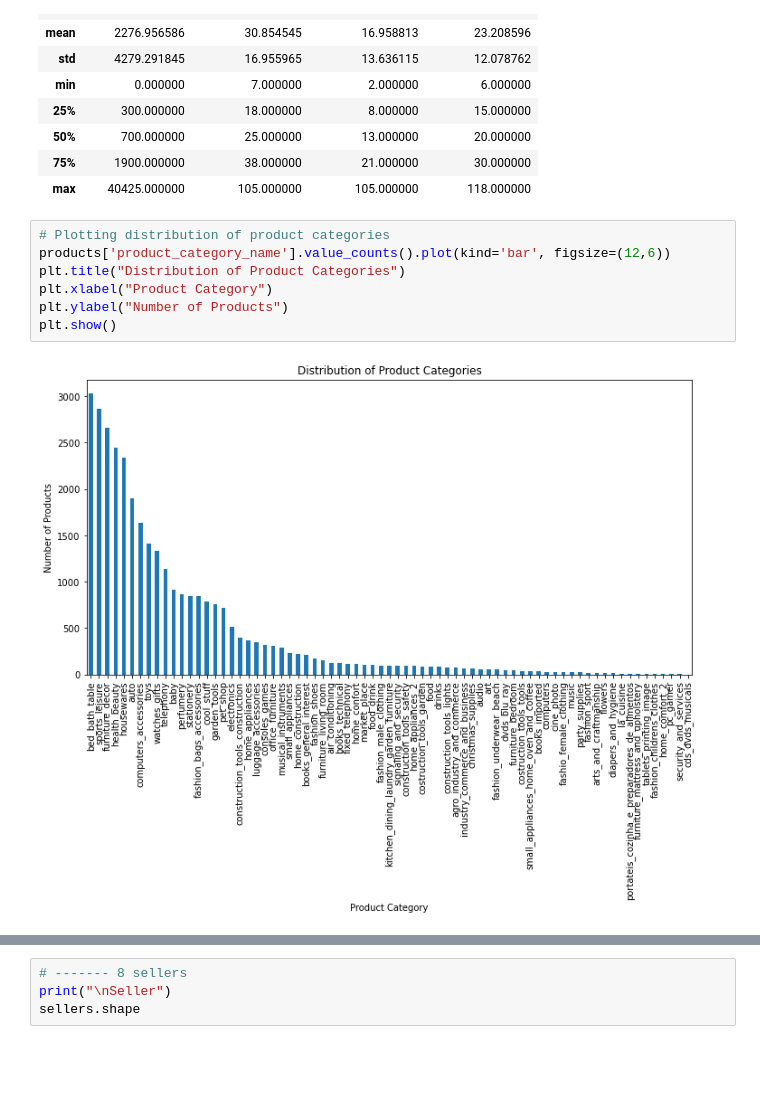
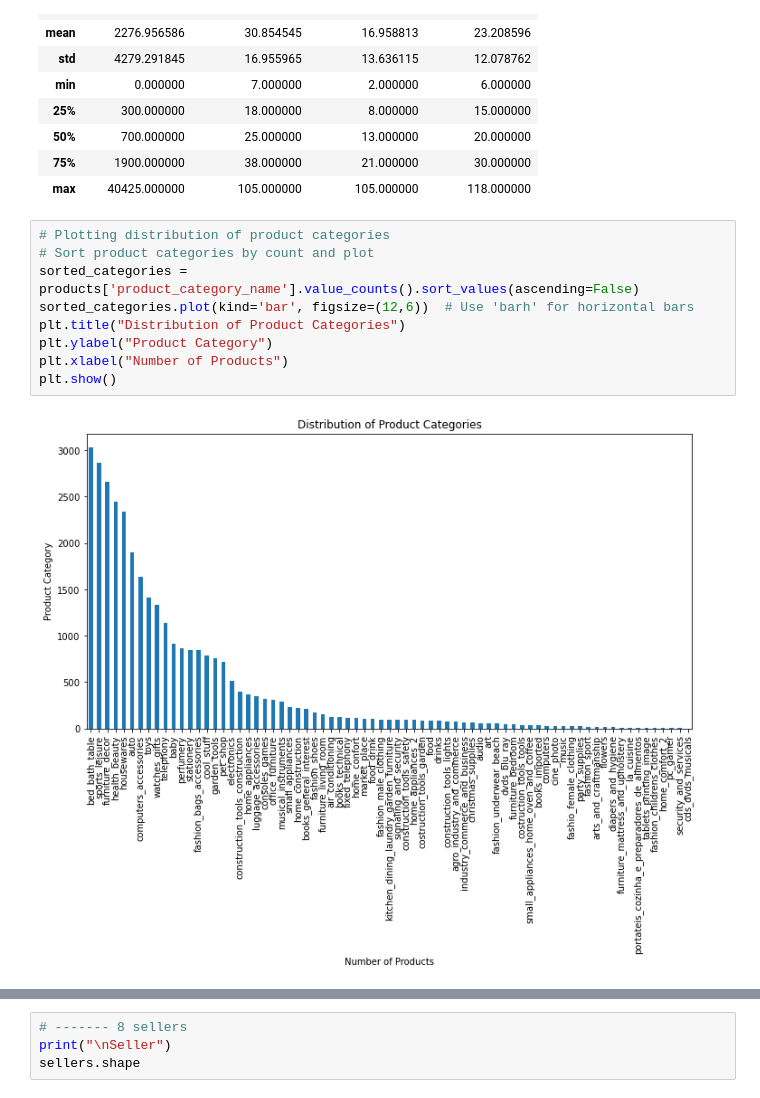
Before and after one commit to yjia28tan/Big-Data-Programming-Project, a Jupyter notebook: Code&Dataset/Data cleaning & EDA.ipynb, the cells around one changed output, grey strips where cells are left out. Saved outputs shown, nothing was run; the diff lists cells and outputs as text; blank space fills up the shorter version.

```diff
--- a/Code&Dataset/Data cleaning & EDA.ipynb
+++ b/Code&Dataset/Data cleaning & EDA.ipynb
@@ -832,10 +913,12 @@ products.describe()
 | max | 40425.000000 | 105.000000 | 105.000000 | 118.000000 |
 # %%
 # Plotting distribution of product categories
-products['product_category_name'].value_counts().plot(kind='bar', figsize=(12,6))
+# Sort product categories by count and plot
+sorted_categories = products['product_category_name'].value_counts().sort_values(ascending=False)
+sorted_categories.plot(kind='bar', figsize=(12,6))  # Use 'barh' for horizontal bars
 plt.title("Distribution of Product Categories")
-plt.xlabel("Product Category")
-plt.ylabel("Number of Products")
+plt.ylabel("Product Category")
+plt.xlabel("Number of Products")
 plt.show()
 # %% [output]
-[figure, old version]
+[figure, new version]
```
Also changed, not shown: parts of 18 cells of this notebook.
